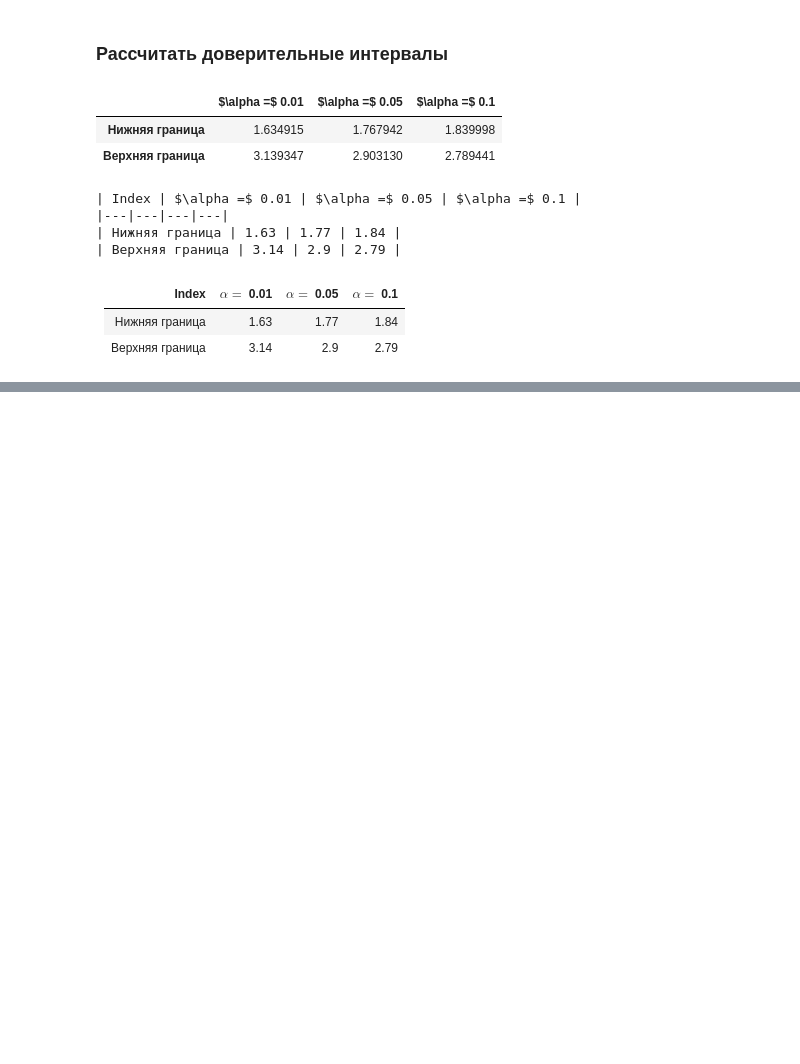
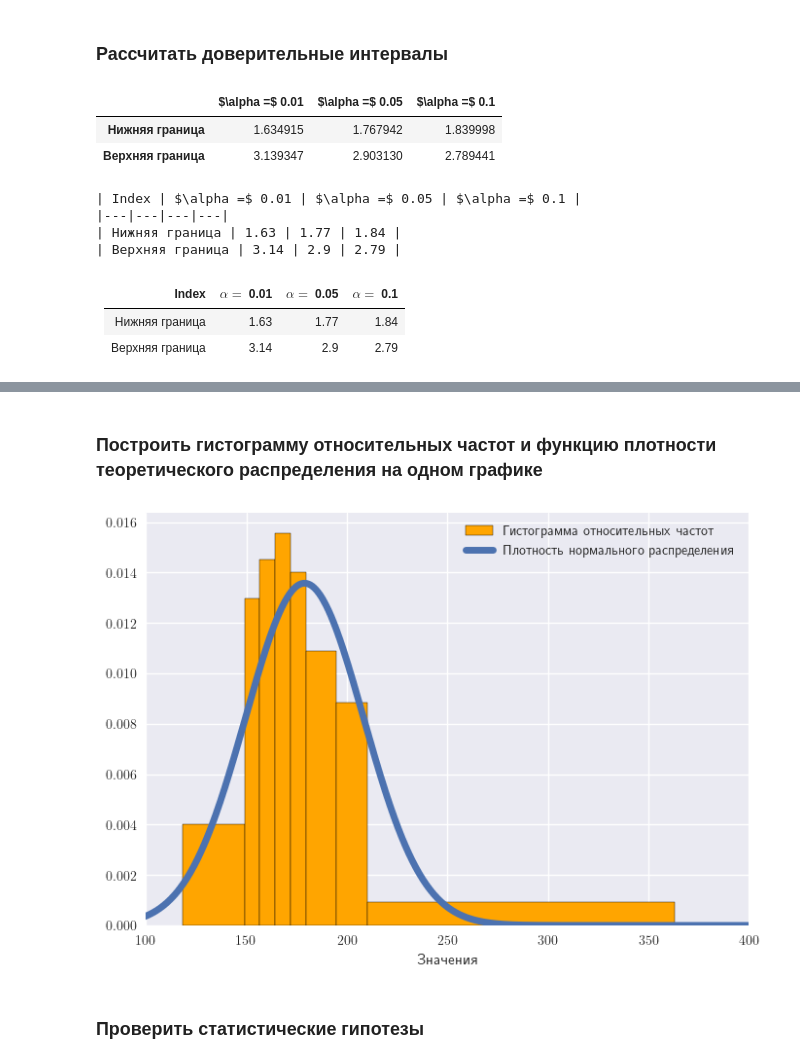
Before and after one commit to retrobannerS/mephi_stats, a Jupyter notebook: bdz/var_2/notebook.ipynb, the cells around one changed output, grey strips where cells are left out. Drawn from its saved outputs; the diff is of its cells as text; code cells hidden in the pictures; blank space fills up the shorter version.

```diff
--- a/bdz/var_2/notebook.ipynb
+++ b/bdz/var_2/notebook.ipynb
@@ -615,0 +1161,27 @@ print(dataframe_to_markdown(intervals))
+# %% [markdown]
+### Построить гистограмму относительных частот и функцию плотности теоретического распределения на одном графике
+# %%
+grid = np.linspace(X.min() - 100, X.max() + 100, 1000)
+plt.hist(
+    X,
+    bins=bin_edges,
+    edgecolor="black",
+    density=True,
+    label="Гистограмма относительных частот",
+    color="orange",
+)
+
+plt.plot(
+    grid,
+    stats.norm.pdf(grid, loc=X.mean(), scale=X.std(ddof=1)),
+    label="Плотность нормального распределения",
+    lw=5,
+)
+plt.legend()
+plt.xlim(100, 400)
+plt.xlabel("Значения")
+plt.show()
+# %% [output]
+[figure, added]
+# %% [markdown]
+### Проверить статистические гипотезы
```
Also changed, not shown: parts of 96 cells of this notebook, 1 other file.
